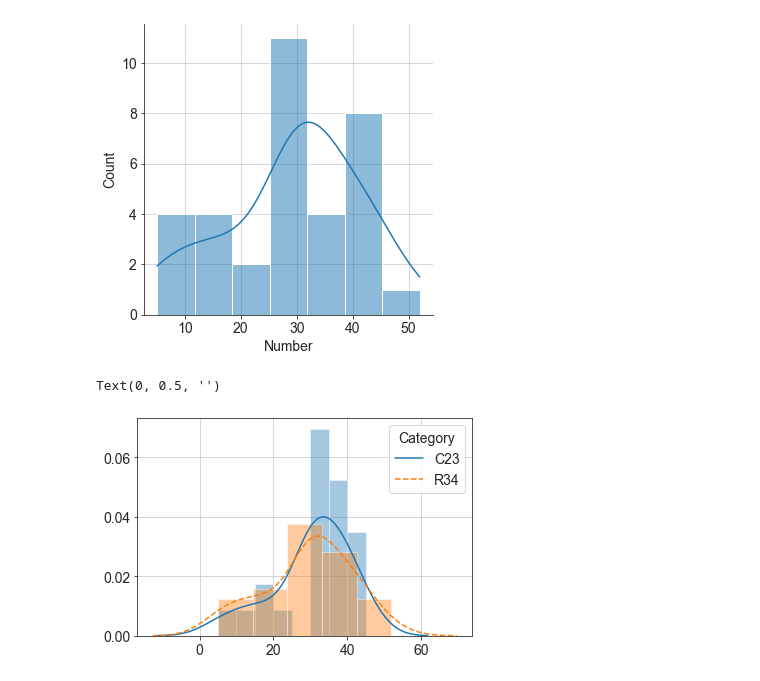
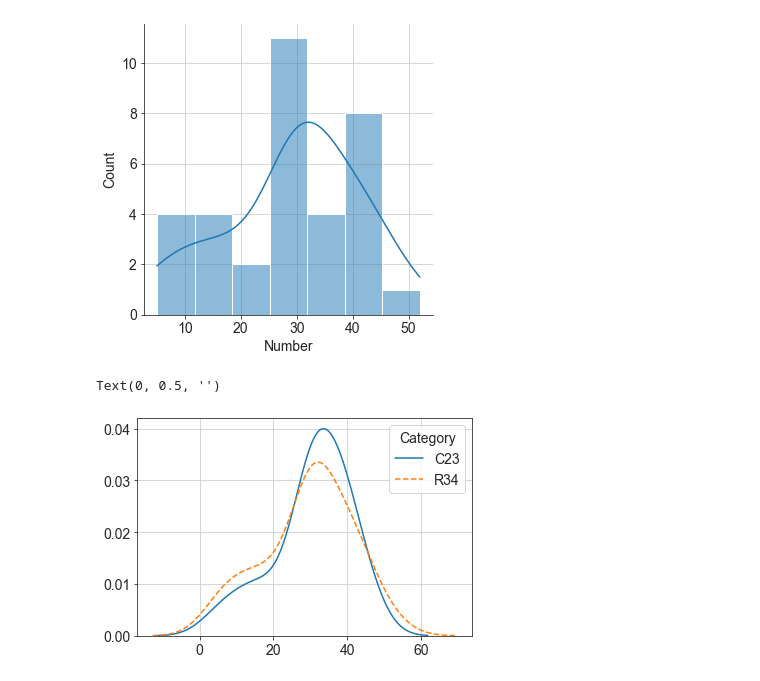
Before and after one commit to hopemini/data_processing, a Jupyter notebook: test_dataset/test_dataset.ipynb, the cells around one changed output. Drawn from its saved outputs; the diff is of its cells as text; code cells hidden in the pictures.

Commit message:
Do not show histogram

```diff
--- a/test_dataset/test_dataset.ipynb
+++ b/test_dataset/test_dataset.ipynb
@@ -146,11 +144,11 @@ sns.displot(df_r['Number'], kde=True)
 [figure]
 [figure]
 # %%
-sns.distplot(df_c['Number'])
-sns.distplot(df_r['Number'], kde_kws={'linestyle':'--'})
+sns.distplot(df_c['Number'], hist=False)
+sns.distplot(df_r['Number'], hist=False, kde_kws={'linestyle':'--'})
 plt.legend(labels=["C23","R34"], title = "Category")
 plt.xlabel(None)
 plt.ylabel(None)
 # %% [output]
 Text(0, 0.5, '')
-[figure, old version]
+[figure, new version]
```
Also changed, not shown: parts of 2 cells of this notebook.
